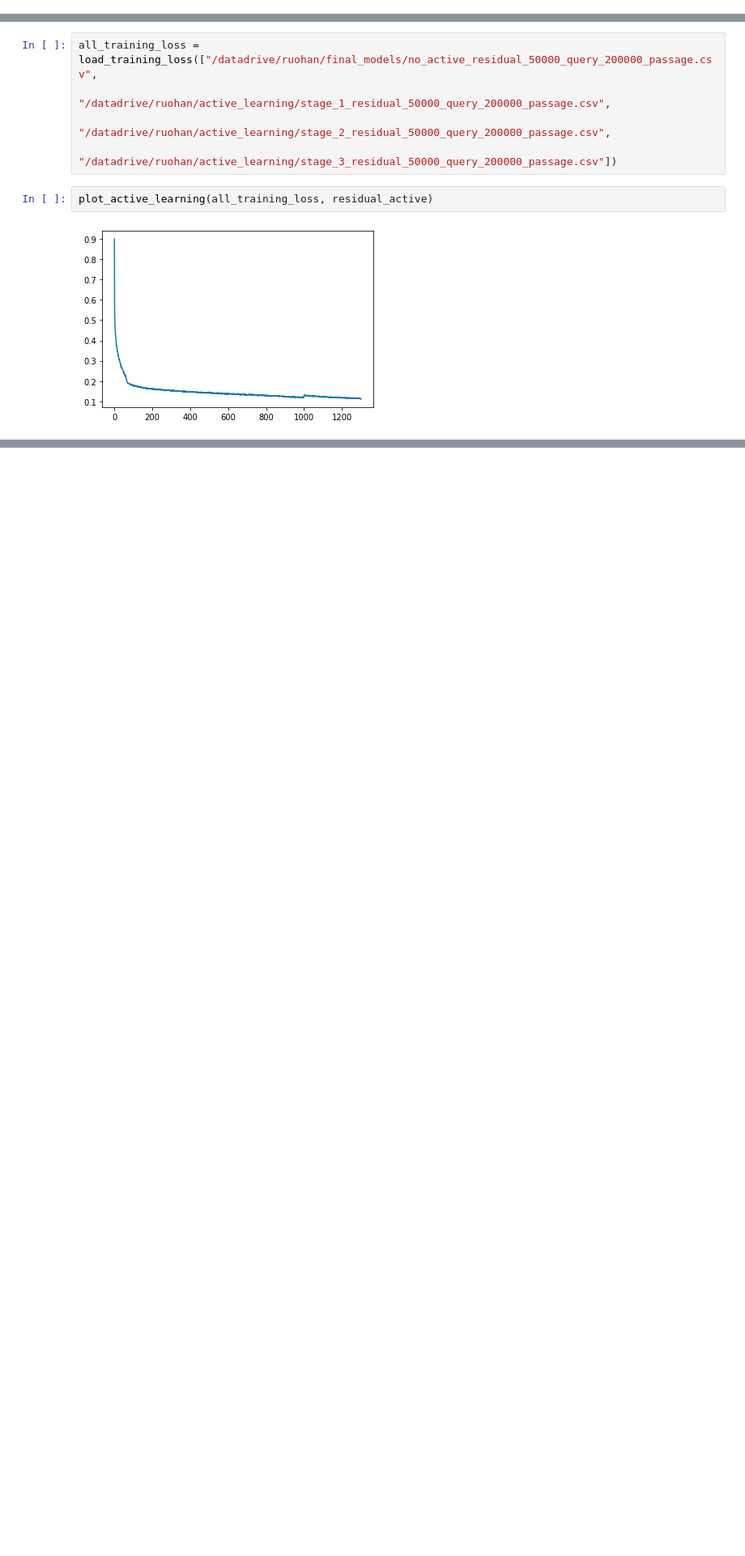
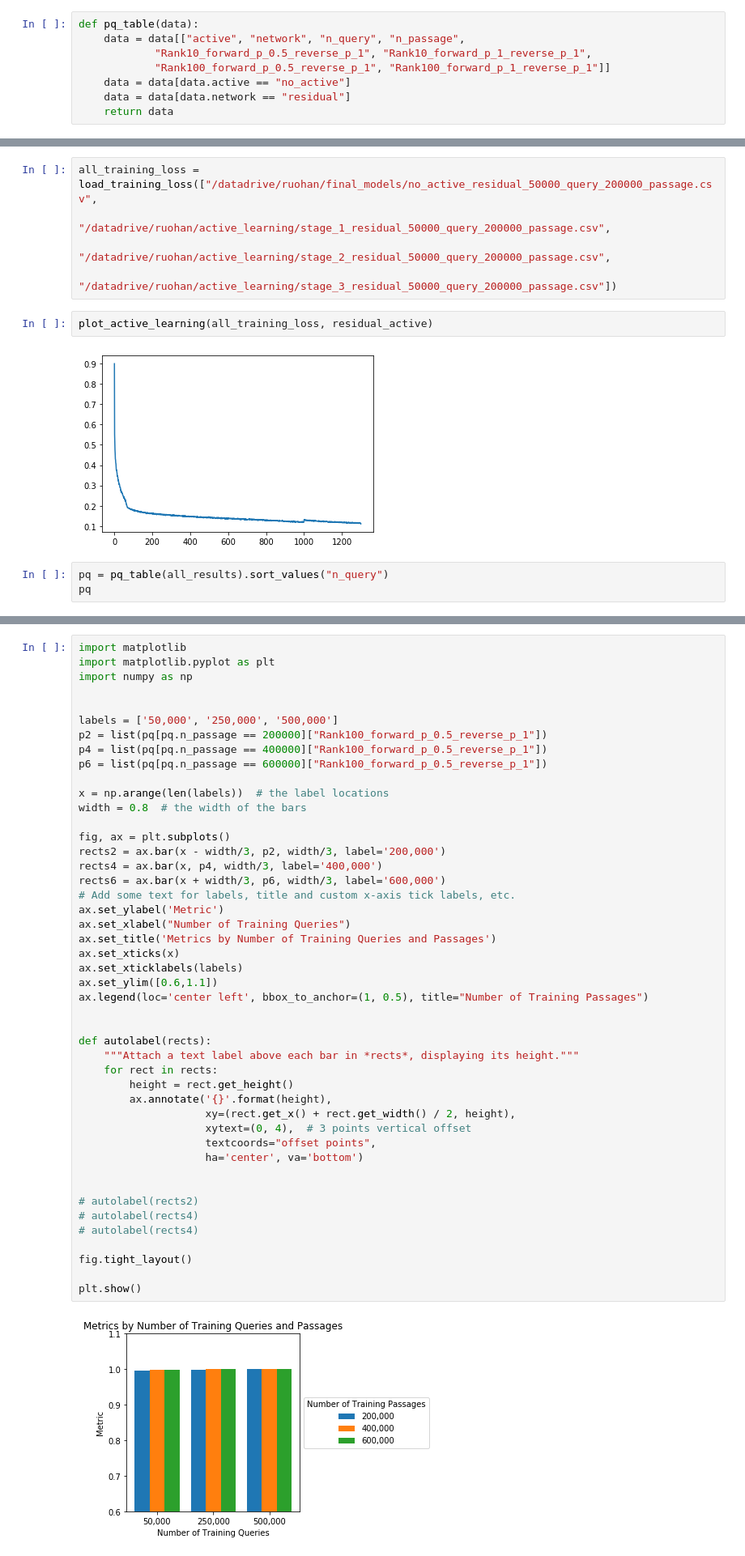
Before and after one commit to Chipxiang/search-exposure, a Jupyter notebook: visualization/Visualization_for_paper.ipynb, the cells around one changed output, grey strips where cells are left out. Shown: that part at 81% size. Saved outputs shown, nothing was run; the diff lists cells and outputs as text; blank space fills up the shorter version.

Commit message:
Add more visualization codes

```diff
--- a/visualization/Visualization_for_paper.ipynb
+++ b/visualization/Visualization_for_paper.ipynb
@@ -59,6 +59,14 @@ def main_results_table(data, selected=[0,1,16,17,-1]):
     data = data.iloc[selected]
     data
     return data
+# %%
+def pq_table(data):
+    data = data[["active", "network", "n_query", "n_passage",
+            "Rank10_forward_p_0.5_reverse_p_1", "Rank10_forward_p_1_reverse_p_1",
+            "Rank100_forward_p_0.5_reverse_p_1", "Rank100_forward_p_1_reverse_p_1"]]
+    data = data[data.active == "no_active"]
+    data = data[data.network == "residual"]
+    return data
 # %%
 all_results = load_results("/datadrive/ruohan/final_deliverable/all_results.csv")
 # %%
@@ -118,3 +133,6 @@ all_training_loss = load_training_loss(["/datadrive/ruohan/final_models/no_activ
 plot_active_learning(all_training_loss, residual_active)
 # %% [output]
 [figure]
+# %%
+pq = pq_table(all_results).sort_values("n_query")
+pq
@@ -120,0 +150,48 @@ plot_active_learning(all_training_loss, residual_active)
+# %%
+import matplotlib
+import matplotlib.pyplot as plt
+import numpy as np
+
+
+labels = ['50,000', '250,000', '500,000']
+p2 = list(pq[pq.n_passage == 200000]["Rank100_forward_p_0.5_reverse_p_1"])
+p4 = list(pq[pq.n_passage == 400000]["Rank100_forward_p_0.5_reverse_p_1"])
+p6 = list(pq[pq.n_passage == 600000]["Rank100_forward_p_0.5_reverse_p_1"])
+
+x = np.arange(len(labels))  # the label locations
+width = 0.8  # the width of the bars
+
+fig, ax = plt.subplots()
+rects2 = ax.bar(x - width/3, p2, width/3, label='200,000')
+rects4 = ax.bar(x, p4, width/3, label='400,000')
+rects6 = ax.bar(x + width/3, p6, width/3, label='600,000')
+# Add some text for labels, title and custom x-axis tick labels, etc.
+ax.set_ylabel('Metric')
+ax.set_xlabel("Number of Training Queries")
+ax.set_title('Metrics by Number of Training Queries and Passages')
+ax.set_xticks(x)
+ax.set_xticklabels(labels)
+ax.set_ylim([0.6,1.1])
+ax.legend(loc='center left', bbox_to_anchor=(1, 0.5), title="Number of Training Passages")
+
+
+def autolabel(rects):
+    """Attach a text label above each bar in *rects*, displaying its height."""
+    for rect in rects:
+        height = rect.get_height()
+        ax.annotate('{}'.format(height),
+                    xy=(rect.get_x() + rect.get_width() / 2, height),
+                    xytext=(0, 4),  # 3 points vertical offset
+                    textcoords="offset points",
+                    ha='center', va='bottom')
+
+
+# autolabel(rects2)
+# autolabel(rects4)
+# autolabel(rects4)
+
+fig.tight_layout()
+
+plt.show()
+# %% [output]
+[figure, added]
```
Also changed, not shown: parts of 50 cells of this notebook, 1 other file.
